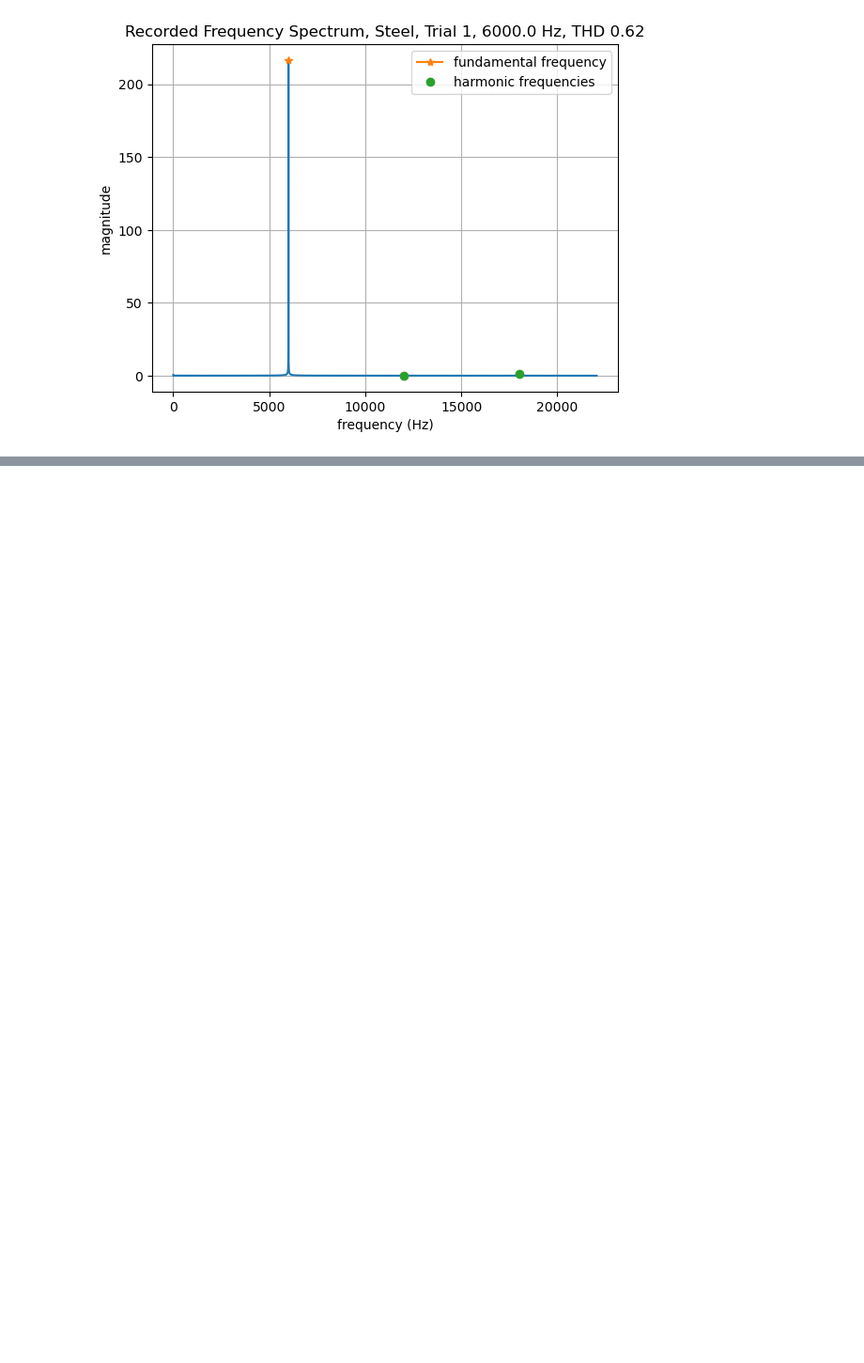
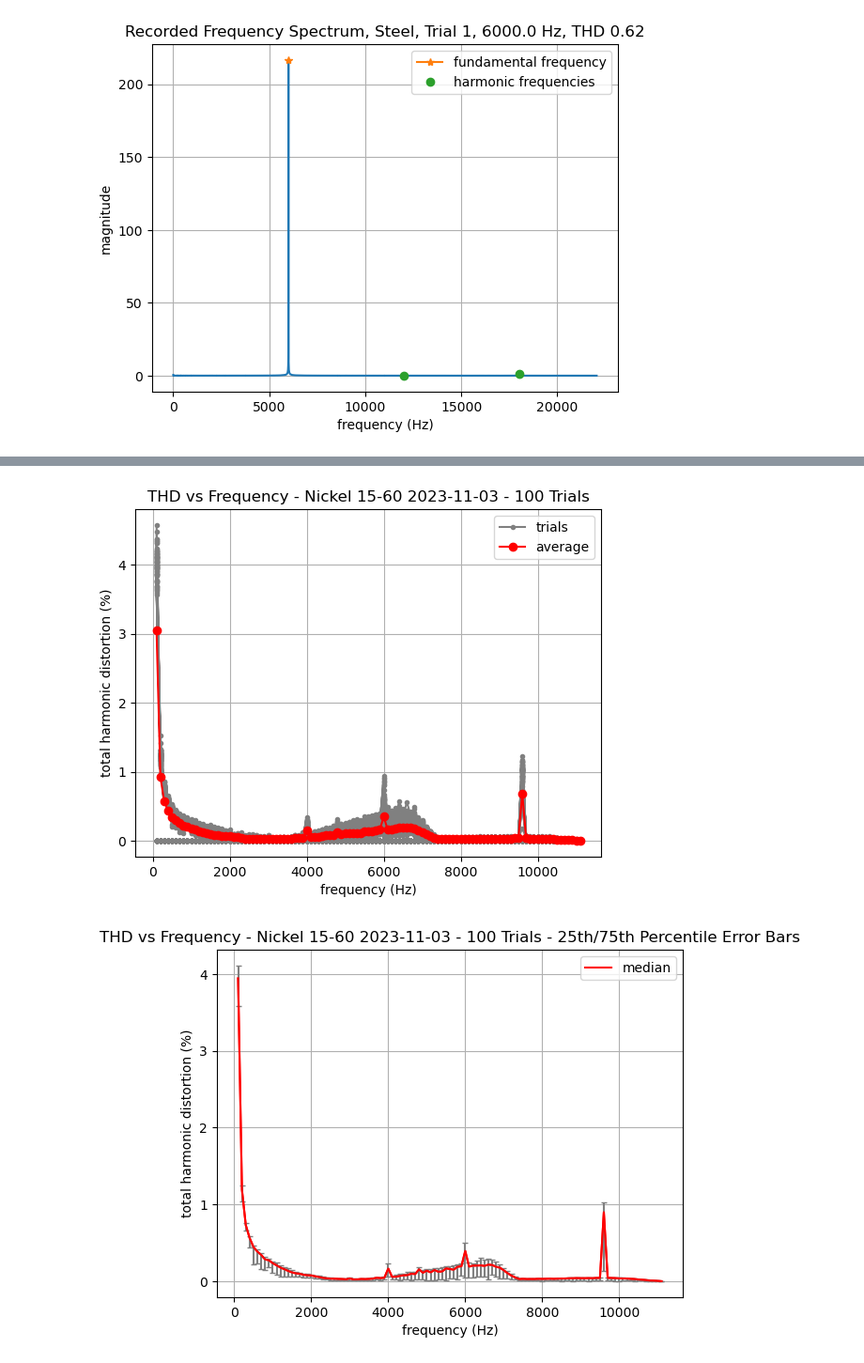
Before and after one commit to bnousain/measure-total-harmonic-distortion, a Jupyter notebook: THD.ipynb, the cells around one changed output, grey strips where cells are left out. Shown at 94% size. Drawn from its saved outputs; the diff is of its cells as text; code cells hidden in the pictures; blank space fills up the shorter version.

```diff
--- a/THD.ipynb
+++ b/THD.ipynb
@@ -819,0 +820,60 @@ for dataFileFolder in dataFileFolderList:
+# %%
+# re-plot THD for single material
+
+from scipy.io import savemat
+import hdf5storage
+import os
+import math
+import numpy as np
+import matplotlib.pyplot as plt
+
+data_folder_root = 'data'
+dataFileFolder = 'Nickel_15-60_2023-11-03_A1_100Hz-11025Hz-100Hz-100Trials_de52a86'
+
+datafolder = os.path.join(os.getcwd(),data_folder_root,dataFileFolder)
+
+dataFileFolderSplit = dataFileFolder.split('_')
+savedDataFilePrefix = f'{dataFileFolderSplit[0]}_{dataFileFolderSplit[1]}_{dataFileFolderSplit[2]}_{dataFileFolderSplit[5]}'
+deviceUnderTestShortName = dataFileFolderSplit[0]
+
+# ld = hdf5storage.loadmat(os.path.join(datafolder,f'{savedDataFilePrefix}.mat')) # load all variables
+ld = hdf5storage.loadmat(os.path.join(datafolder,f'{savedDataFilePrefix}.mat'),variable_names=['thdAll','freqsToTest','numTrials','deviceUnderTest'])
+thdAll = ld['thdAll']
+freqsToTest = ld['freqsToTest'][0]
+numTrials = ld['numTrials'][0][0]
+deviceUnderTest = ld['deviceUnderTest'][0]
+
+# Plot each trial as a separate line graph
+plotDesc = 'linePerTrialWAvg'
+thdAvg = np.average(thdAll,axis=1)
+for trialIdx in range(0,numTrials):
+    # plt.plot(freqsToTest,thdAll[:,trialIdx],'k',label=f'Trial {trialIdx+1}')
+    lh, = plt.plot(freqsToTest,thdAll[:,trialIdx],marker='.',color=(.5,.5,.5))
+lh.set_label('trials')
+plt.plot(freqsToTest,thdAvg,'r-',marker='o',label='average')
+plt.legend()
+plt.title(f'THD vs Frequency - {deviceUnderTest} - {numTrials} Trials')
+plt.xlabel('frequency (Hz)')
+plt.ylabel('total harmonic distortion (%)')
+plt.grid(visible=True,which='both',axis='both')
+plt.savefig(os.path.join(datafolder,f'{savedDataFilePrefix}_{plotDesc}.png'), bbox_inches='tight')
+plt.show()
+
+# Make single line graph with error bars at the 25th and 75th percentiles
+plotDesc = 'lineErrorBars'
+thdAvg = np.average(thdAll,axis=1)
+thdMed = np.median(thdAll,axis=1)
+upperErr = np.percentile(thdAll,75,axis=1) - thdMed
+lowerErr = thdMed - np.percentile(thdAll,25,axis=1)
+thdErr = np.stack((lowerErr,upperErr),axis=0)
+plt.plot(freqsToTest,thdMed,color='r',label='median')
+plt.errorbar(freqsToTest,thdMed,yerr=thdErr,ecolor='grey',color='r',capsize=2)
+plt.legend()
+plt.title(f'THD vs Frequency - {deviceUnderTest} - {numTrials} Trials - 25th/75th Percentile Error Bars')
+plt.xlabel('frequency (Hz)')
+plt.ylabel('total harmonic distortion (%)')
+plt.grid(visible=True,which='both',axis='both')
+plt.savefig(os.path.join(datafolder,f'{savedDataFilePrefix}_{plotDesc}.png'), bbox_inches='tight')
+# %% [output]
+[figure, added]
+[figure, added]
```
Also changed, not shown: parts of 2 cells of this notebook.
